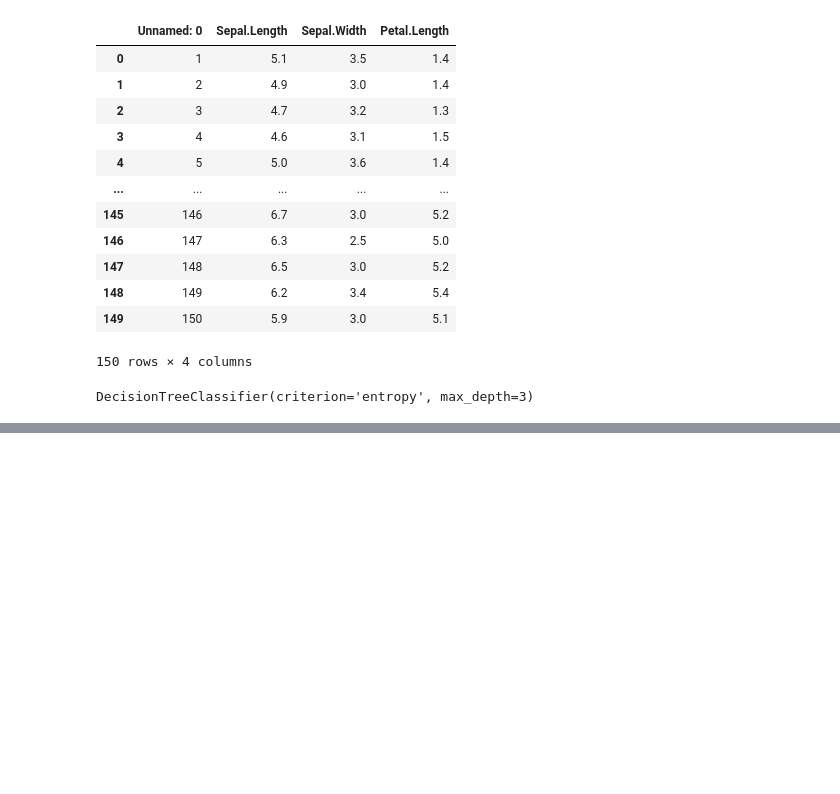
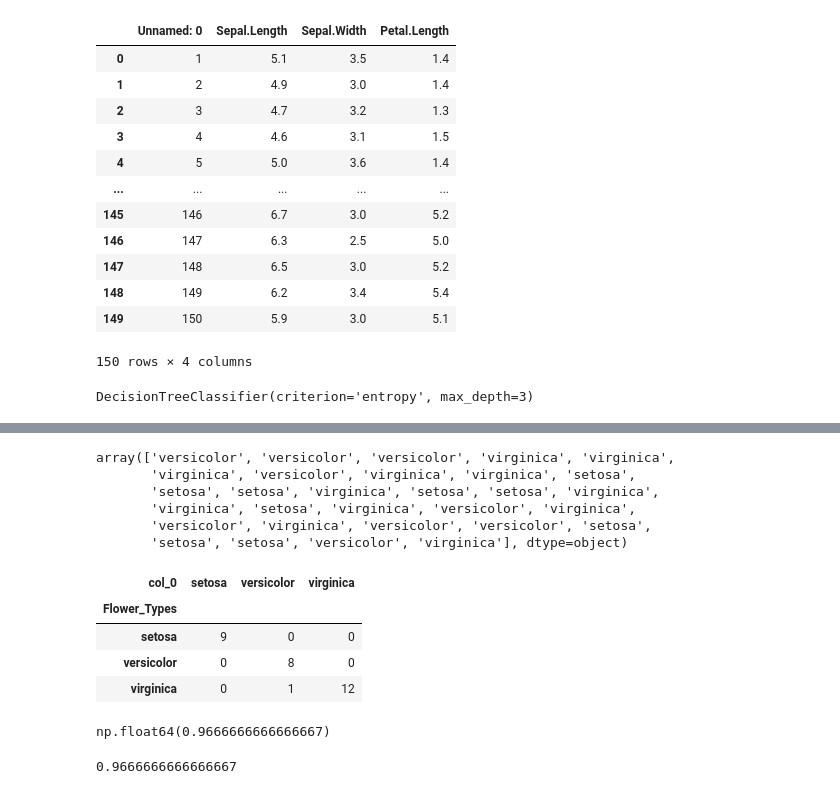
Before and after one commit to sathwikyaragani/ml_adproject, a Jupyter notebook: Decision_Tree.ipynb, the cells around one changed output, grey strips where cells are left out. Drawn from its saved outputs; the diff is of its cells as text; code cells hidden in the pictures; blank space fills up the shorter version.

```diff
--- a/Decision_Tree.ipynb
+++ b/Decision_Tree.ipynb
@@ -121,0 +132,3 @@ tree.plot_tree(model)
+# %%
+preds = model.predict(x_test)
+pd.Series(preds).value_counts()
@@ -121,0 +141,25 @@ tree.plot_tree(model)
+# %%
+preds
+# %% [output]
+array(['versicolor', 'versicolor', 'versicolor', 'virginica', 'virginica',
+       'virginica', 'versicolor', 'virginica', 'virginica', 'setosa',
+       'setosa', 'setosa', 'virginica', 'setosa', 'setosa', 'virginica',
+       'virginica', 'setosa', 'virginica', 'versicolor', 'virginica',
+       'versicolor', 'virginica', 'versicolor', 'versicolor', 'setosa',
+       'setosa', 'setosa', 'versicolor', 'virginica'], dtype=object)
+# %%
+pd.crosstab(y_test,preds)
+# %% [output]
+| col_0 | setosa | versicolor | virginica |
+| Flower_Types |  |  |  |
+| setosa | 9 | 0 | 0 |
+| versicolor | 0 | 8 | 0 |
+| virginica | 0 | 1 | 12 |
+# %%
+np.mean(preds==y_test)
+# %% [output]
+np.float64(0.9666666666666667)
+# %%
+ accuracy_score(y_test,preds)
+# %% [output]
+0.9666666666666667
```
Also changed, not shown: parts of 8 cells of this notebook.
